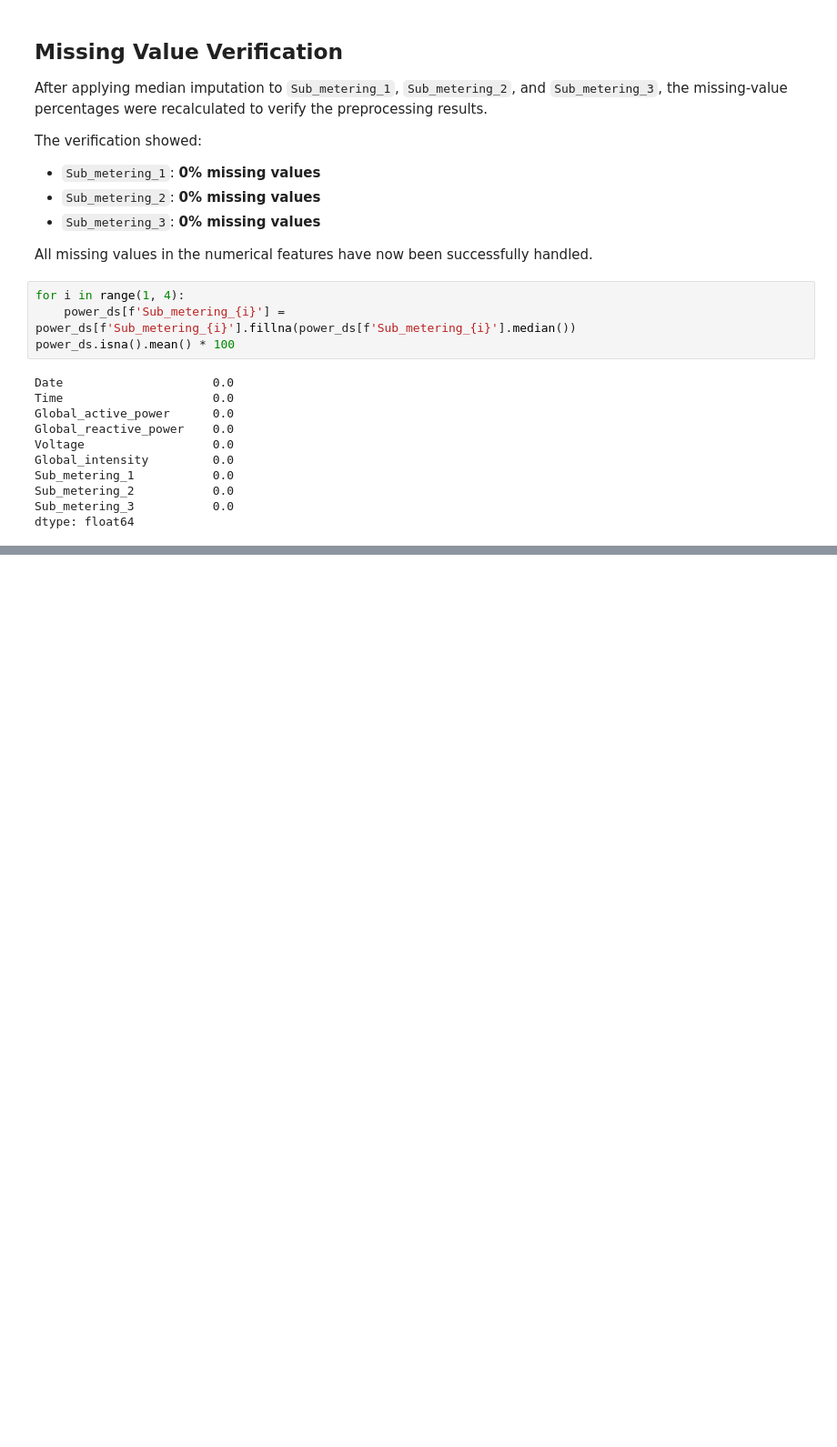
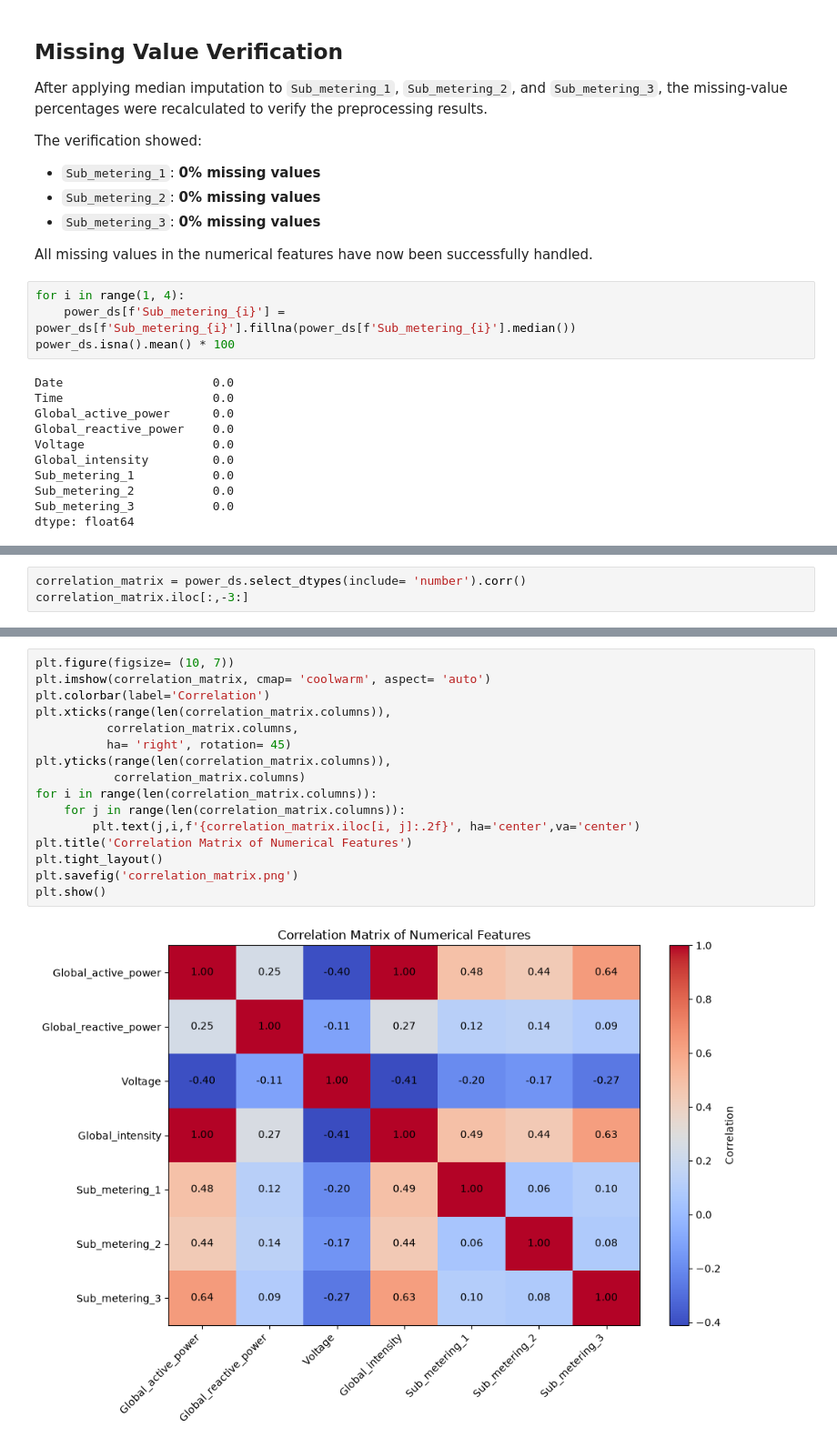
Before and after one commit to python-is-life2022/individual-household-electric-power-consumption, a Jupyter notebook: notebooks/individual-household-electric-power-consumption.ipynb, the cells around one changed output, grey strips where cells are left out. Shown at 91% size. Drawn from its saved outputs; the diff is of its cells as text; blank space fills up the shorter version.

Commit message:
Add files via upload
Add correlation analysis and update project documentation

```diff
--- a/notebooks/individual-household-electric-power-consumption.ipynb
+++ b/notebooks/individual-household-electric-power-consumption.ipynb
@@ -517,0 +549,3 @@ dtype: float64
+# %%
+correlation_matrix = power_ds.select_dtypes(include= 'number').corr()
+correlation_matrix.iloc[:,-3:]
@@ -517,0 +561,18 @@ dtype: float64
+# %%
+plt.figure(figsize= (10, 7))
+plt.imshow(correlation_matrix, cmap= 'coolwarm', aspect= 'auto')
+plt.colorbar(label='Correlation')
+plt.xticks(range(len(correlation_matrix.columns)),
+          correlation_matrix.columns,
+          ha= 'right', rotation= 45)
+plt.yticks(range(len(correlation_matrix.columns)),
+           correlation_matrix.columns)
+for i in range(len(correlation_matrix.columns)):
+    for j in range(len(correlation_matrix.columns)):
+        plt.text(j,i,f'{correlation_matrix.iloc[i, j]:.2f}', ha='center',va='center')
+plt.title('Correlation Matrix of Numerical Features')
+plt.tight_layout()
+plt.savefig('correlation_matrix.png')
+plt.show()
+# %% [output]
+[figure, added]
```
Also changed, not shown: parts of 4 cells of this notebook.
